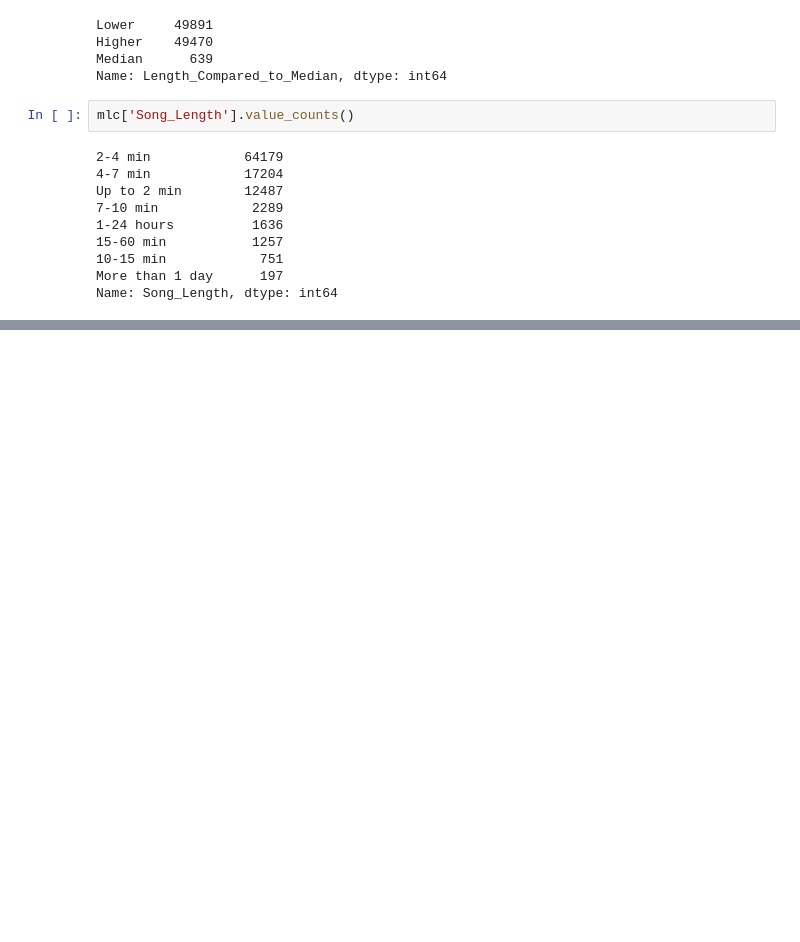
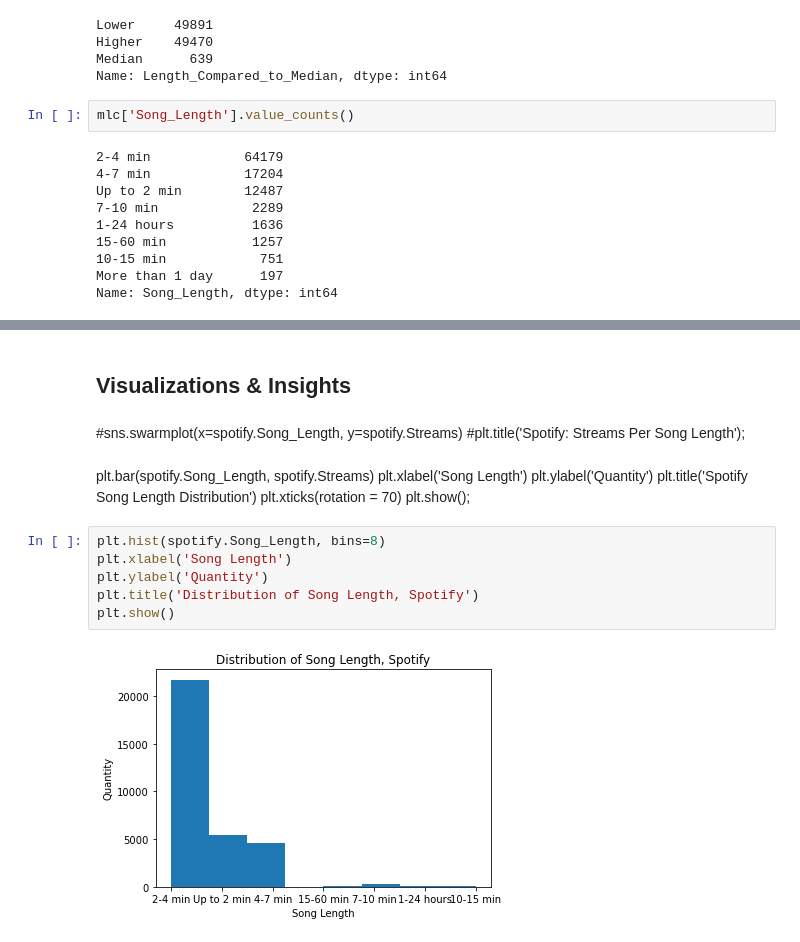
Before and after one commit to LJRollerII/mlc-project-napster, a Jupyter notebook: notebook/mlc_dsp.ipynb, the cells around one changed output, grey strips where cells are left out. Drawn from its saved outputs; the diff is of its cells as text; blank space fills up the shorter version.

Commit message:
More statistical analyses and visualizations are finally starting to work. Not sure why matplotlib wasn't importing properly yesterday.

```diff
--- a/notebook/mlc_dsp.ipynb
+++ b/notebook/mlc_dsp.ipynb
@@ -942,0 +1054,20 @@ plt.show()
+# %% [markdown]
+## Visualizations & Insights
+# %% [markdown]
+#sns.swarmplot(x=spotify.Song_Length, y=spotify.Streams)
+#plt.title('Spotify: Streams Per Song Length');
+# %% [markdown]
+plt.bar(spotify.Song_Length, spotify.Streams)
+plt.xlabel('Song Length')
+plt.ylabel('Quantity')
+plt.title('Spotify Song Length Distribution')
+plt.xticks(rotation = 70)
+plt.show();
+# %%
+plt.hist(spotify.Song_Length, bins=8)
+plt.xlabel('Song Length')
+plt.ylabel('Quantity')
+plt.title('Distribution of Song Length, Spotify')
+plt.show()
+# %% [output]
+[figure, added]
```
Also changed, not shown: parts of 108 cells of this notebook.
